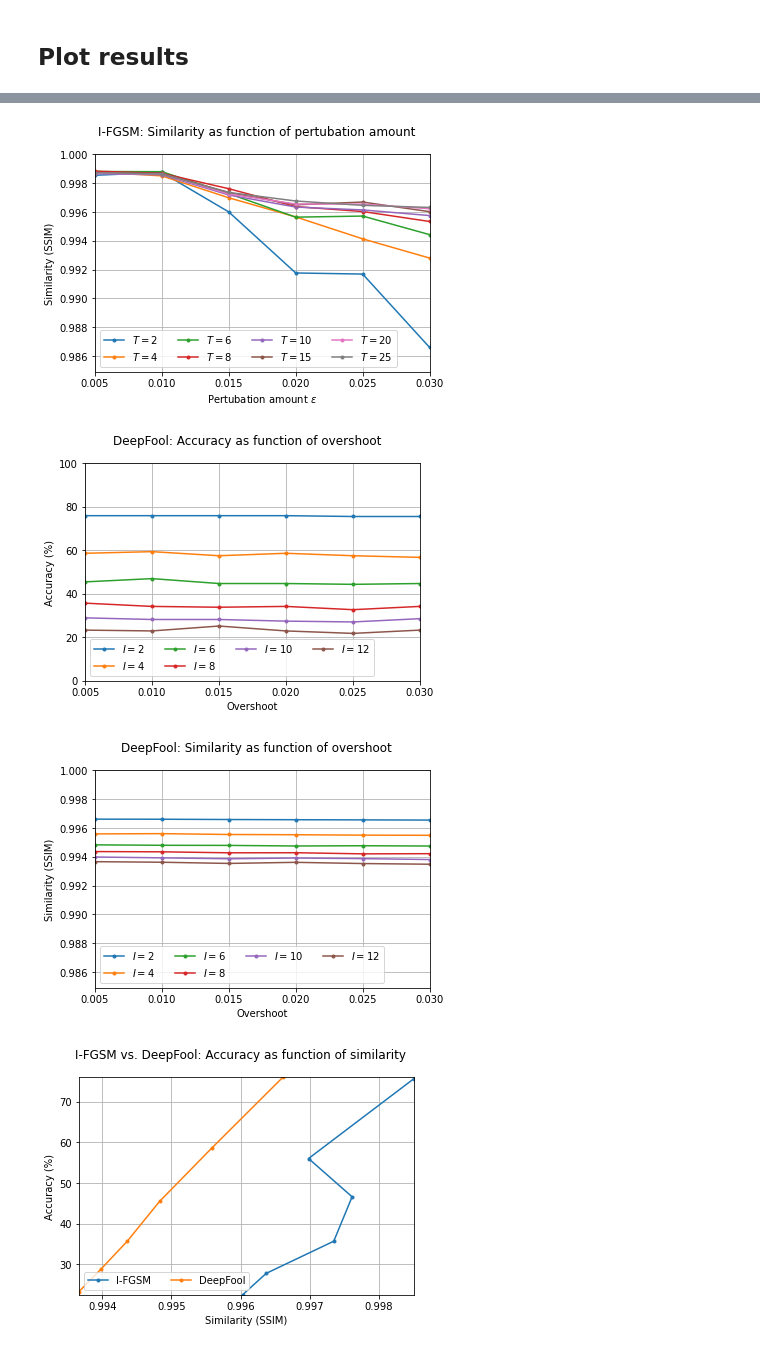
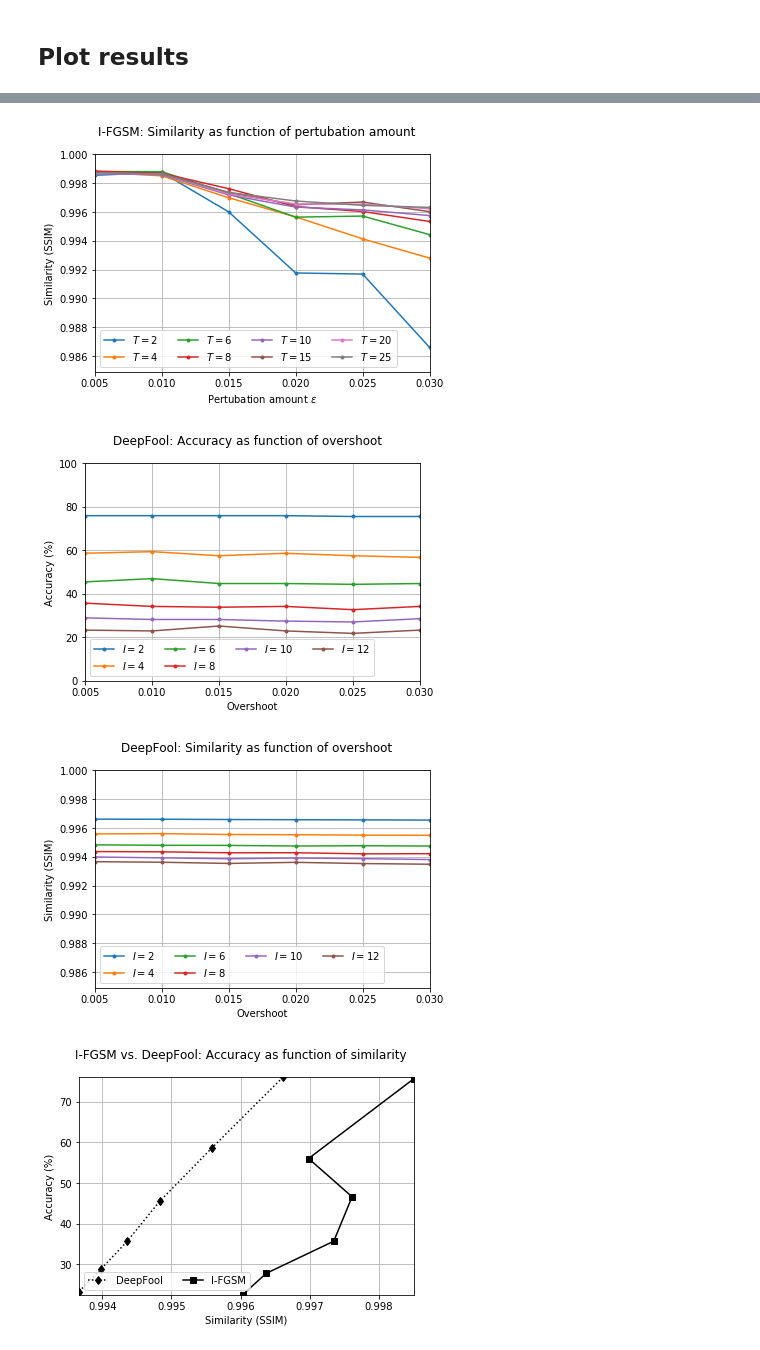
Before and after one commit to vkarlstrand/pie, a Jupyter notebook: plot_parameter_results.ipynb, the cells around one changed output, grey strips where cells are left out. Saved outputs shown, nothing was run; the diff lists cells and outputs as text; code cells hidden in the pictures.

Commit message:
Updated plot colors etc

```diff
--- a/plot_parameter_results.ipynb
+++ b/plot_parameter_results.ipynb
@@ -88,15 +88,15 @@ def plot_deepfool_similarity(overshoots, max_iters, means, stds):
 
 def plot_all_accuracy_similarity(IFGSM_accuracy, IFGSM_similarity, DeepFool_accuracy, DeepFool_similarity):
     fig, ax = plt.subplots()
-    lines1 = ax.plot(IFGSM_similarity, IFGSM_accuracy, '.-')
-    lines2 = ax.plot(DeepFool_similarity, DeepFool_accuracy, '.-')
+    lines2 = ax.plot(DeepFool_similarity, DeepFool_accuracy, 'd:k')
+    lines1 = ax.plot(IFGSM_similarity, IFGSM_accuracy, 's-k')
     k = 1
 
     ax.set_xlabel('Similarity (SSIM)')
     ax.set_ylabel('Accuracy (%)')
     ax.set_xlim([min(IFGSM_similarity[-1],DeepFool_similarity[-1]), max(IFGSM_similarity[0],DeepFool_similarity[0])])
     ax.set_ylim([min(DeepFool_accuracy[-1],IFGSM_accuracy[-1]), max(DeepFool_accuracy[0],IFGSM_accuracy[0])])
-    ax.legend(["I-FGSM","DeepFool"] ,loc='lower left', ncol=2)
+    ax.legend(["DeepFool", "I-FGSM"] , loc='lower left', ncol=2)
     ax.grid('on')
     return fig
 
@@ -125,7 +125,8 @@ IFGSM_Mean_Similarity = np.array([orig_IFGSM_mean_similarity_arr[1,1],orig_IFGSM
 DeepFool_Accuracy = DeepFool_Accuracy_arr_new[0,:]
 DeepFool_Mean_Similarity = DeepFool_mean_similarity_arr_new[0,:]
 
-
+# IFGSM_Accuracy = 1
+# IFGSM_Mean_Similarity = 1
 
 
 fig = plot_all_accuracy_similarity(IFGSM_Accuracy, IFGSM_Mean_Similarity, DeepFool_Accuracy, DeepFool_Mean_Similarity)
@@ -138,4 +139,4 @@ plt.show()
 [figure]
-[figure, old version]
+[figure, new version]
-[figure, old version]
+[figure, new version]
-[figure, old version]
+[figure, new version]
```
Also changed, not shown: parts of 1 cell of this notebook.
